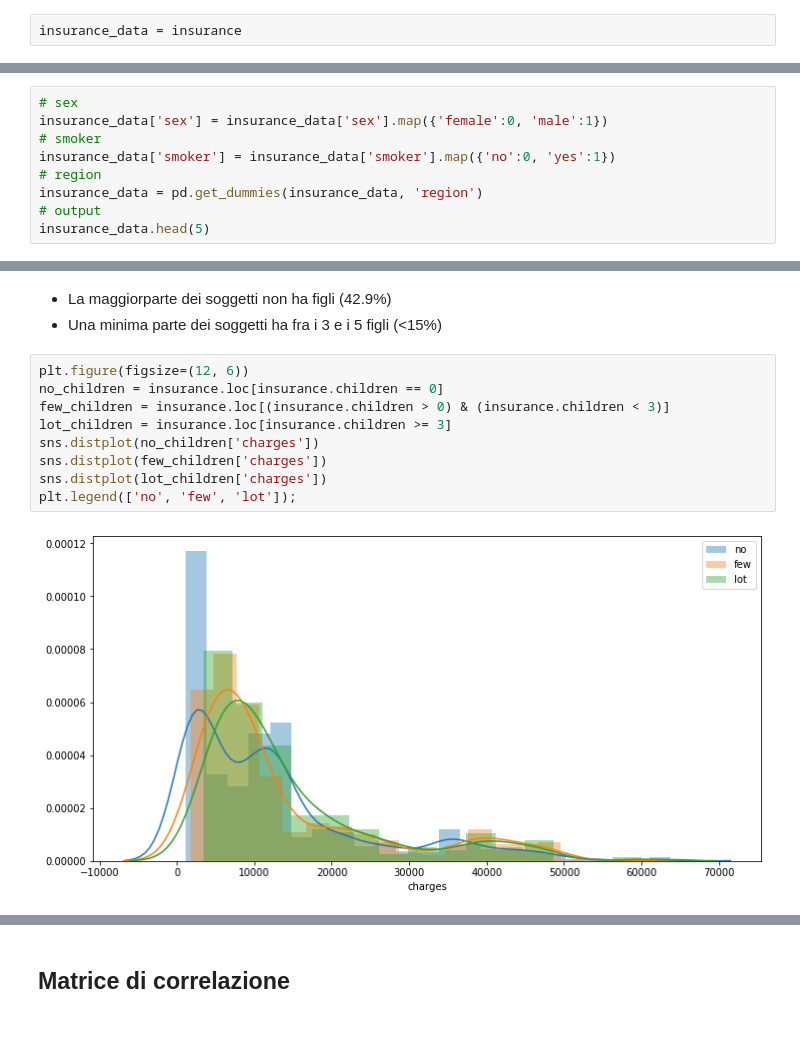
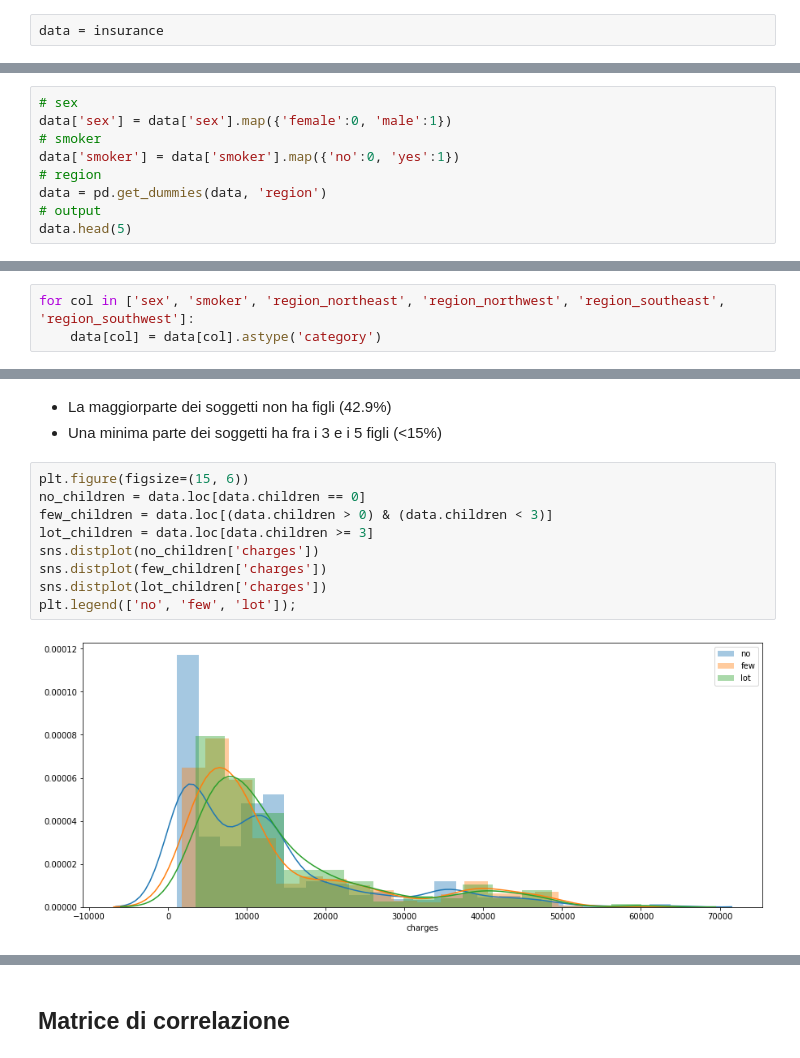
Before and after one commit to eliamarcantognini/DI_project, a Jupyter notebook: DI_Project.ipynb, the cells around one changed output, grey strips where cells are left out. Drawn from its saved outputs; the diff is of its cells as text; blank space fills up the shorter version.

```diff
--- a/DI_Project.ipynb
+++ b/DI_Project.ipynb
@@ -97,2 +130,2 @@ Le features presenti sono di tipo categorico, continuo o discreto.
 # %%
-insurance_data = insurance
+data = insurance
@@ -104,12 +132,12 @@ insurance_data = insurance
 # %%
 # sex
-insurance_data['sex'] = insurance_data['sex'].map({'female':0, 'male':1})
+data['sex'] = data['sex'].map({'female':0, 'male':1})
 # smoker
-insurance_data['smoker'] = insurance_data['smoker'].map({'no':0, 'yes':1})
+data['smoker'] = data['smoker'].map({'no':0, 'yes':1})
 # region
-insurance_data = pd.get_dummies(insurance_data, 'region')
+data = pd.get_dummies(data, 'region')
 # output
-insurance_data.head(5)
+data.head(5)
 # %% [output]
 |  | age | sex | bmi | children | smoker | charges | region_northeast | region_northwest | ... |
 | 0 | 19 | 0 | 27.900 | 0 | 1 | 16884.92400 | 0 | 0 | ... |
@@ -117,3 +145,6 @@ insurance_data.head(5)
 | 2 | 28 | 1 | 33.000 | 3 | 0 | 4449.46200 | 0 | 0 | ... |
 | 3 | 33 | 1 | 22.705 | 0 | 0 | 21984.47061 | 0 | 1 | ... |
 | 4 | 32 | 1 | 28.880 | 0 | 0 | 3866.85520 | 0 | 1 | ... |
+# %%
+for col in ['sex', 'smoker', 'region_northeast', 'region_northwest', 'region_southeast', 'region_southwest']:
+    data[col] = data[col].astype('category')
@@ -331,13 +388,13 @@ Name: children, dtype: int64
 - La maggiorparte dei soggetti non ha figli (42.9%)
 - Una minima parte dei soggetti ha fra i 3 e i 5 figli (<15%)
 # %%
-plt.figure(figsize=(12, 6))
-no_children = insurance.loc[insurance.children == 0]
-few_children = insurance.loc[(insurance.children > 0) & (insurance.children < 3)]
-lot_children = insurance.loc[insurance.children >= 3]
+plt.figure(figsize=(15, 6))
+no_children = data.loc[data.children == 0]
+few_children = data.loc[(data.children > 0) & (data.children < 3)]
+lot_children = data.loc[data.children >= 3]
 sns.distplot(no_children['charges'])
 sns.distplot(few_children['charges'])
 sns.distplot(lot_children['charges'])
 plt.legend(['no', 'few', 'lot']);
 # %% [output]
-[figure, old version]
+[figure, new version]
```
Also changed, not shown: parts of 116 cells of this notebook.
